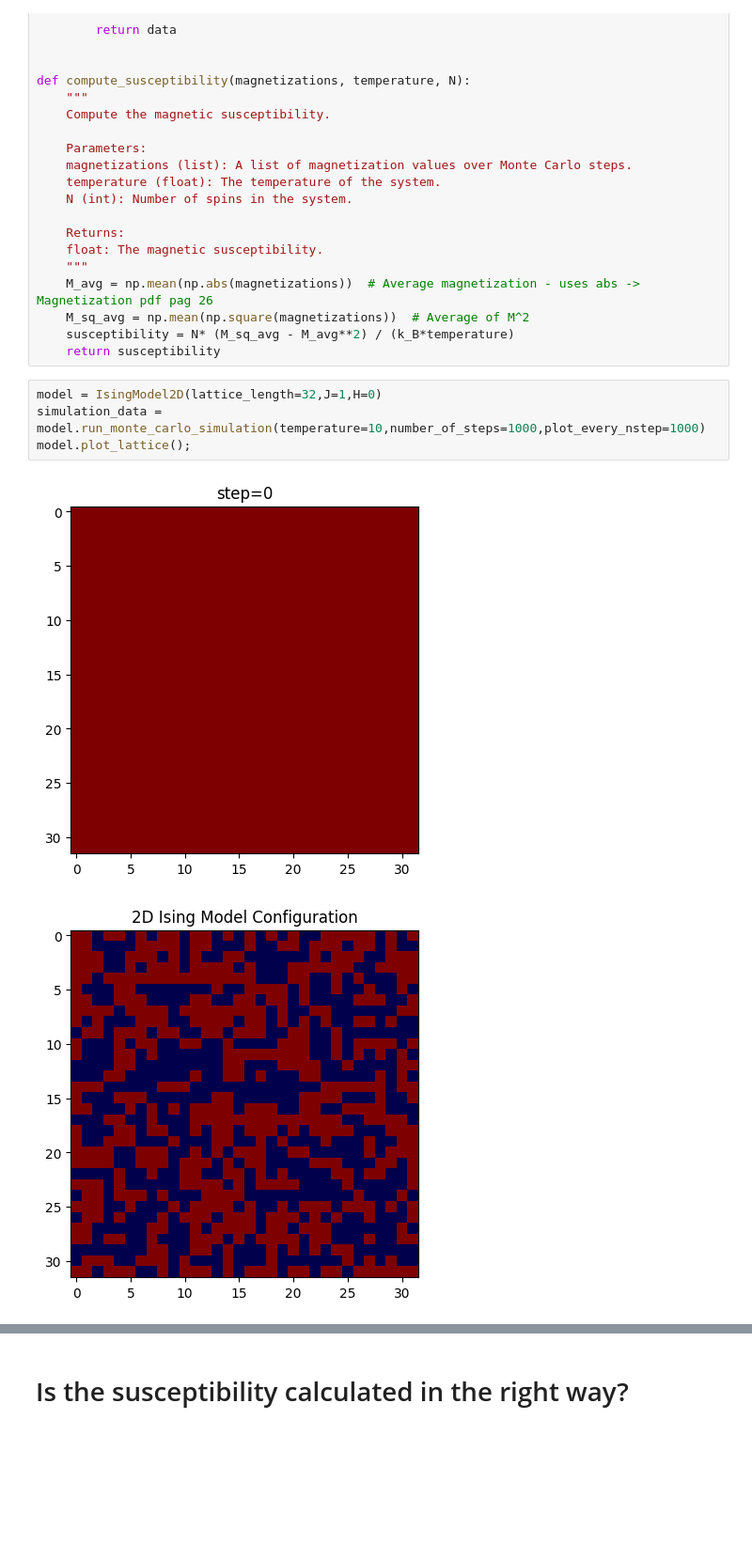
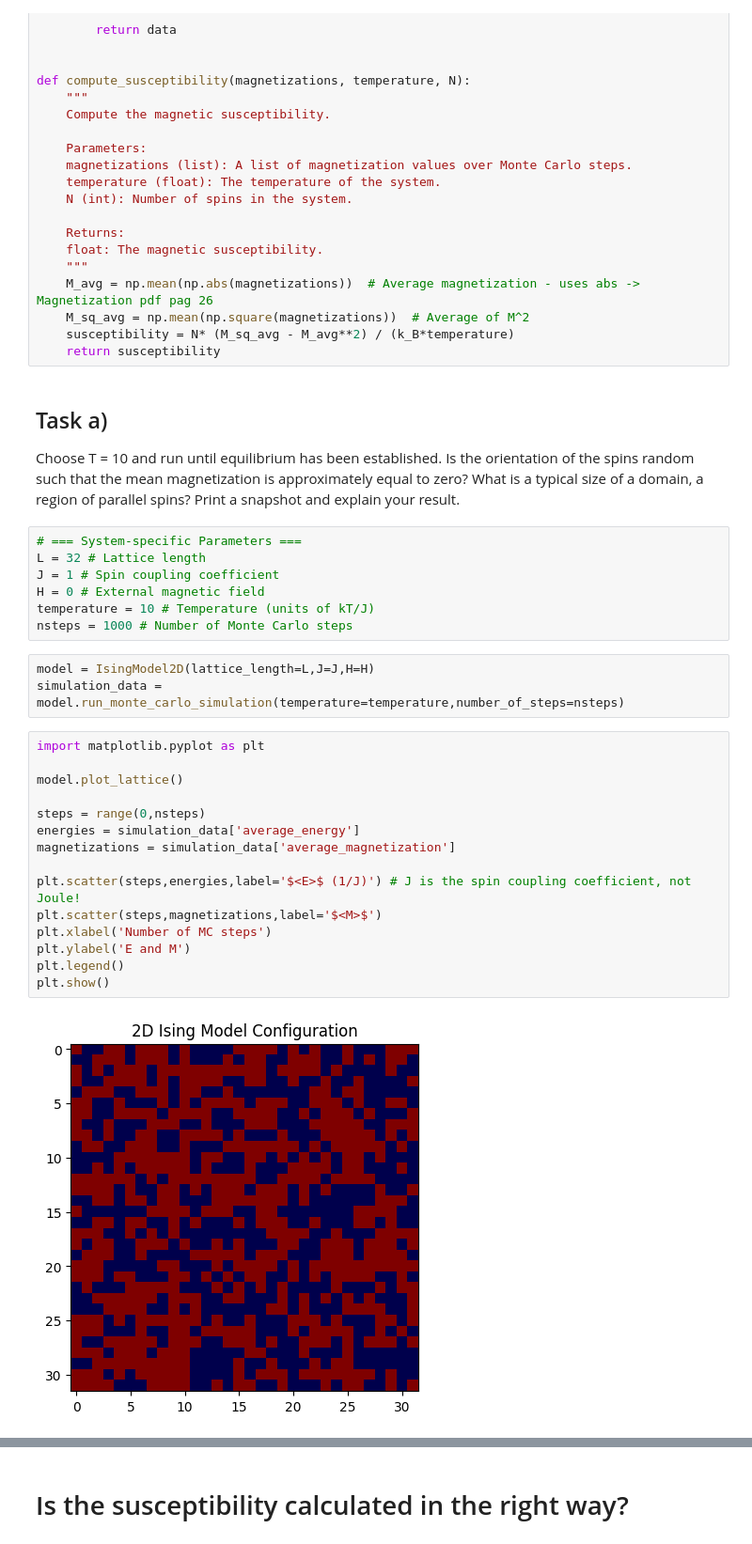
Before and after one commit to pyracetamol/tmms_2025, a Jupyter notebook: monte-carlo.ipynb, the cells around one changed output, grey strips where cells are left out. Shown at 94% size. Saved outputs shown, nothing was run; the diff lists cells and outputs as text; blank space fills up the shorter version.

Commit message:
Add task a

```diff
--- a/monte-carlo.ipynb
+++ b/monte-carlo.ipynb
@@ -222,10 +222,34 @@ def compute_susceptibility(magnetizations, temperature, N):
     M_sq_avg = np.mean(np.square(magnetizations))  # Average of M^2
     susceptibility = N* (M_sq_avg - M_avg**2) / (k_B*temperature)
     return susceptibility
+# %% [markdown]
+## Task a)
+
+Choose T = 10 and run until equilibrium has been established. Is the orientation of the spins random such that the mean magnetization is approximately equal to zero? What is a typical size of a domain, a region of parallel spins? Print a snapshot and explain your result.
+# %%
+# === System-specific Parameters ===
+L = 32 # Lattice length
+J = 1 # Spin coupling coefficient
+H = 0 # External magnetic field
+temperature = 10 # Temperature (units of kT/J)
+nsteps = 1000 # Number of Monte Carlo steps
 # %%
-model = IsingModel2D(lattice_length=32,J=1,H=0)
-simulation_data = model.run_monte_carlo_simulation(temperature=10,number_of_steps=1000,plot_every_nstep=1000)
-model.plot_lattice();
+model = IsingModel2D(lattice_length=L,J=J,H=H)
+simulation_data = model.run_monte_carlo_simulation(temperature=temperature,number_of_steps=nsteps)
-# %% [output]
-[figure, removed]
-[figure, removed]
+# %%
+import matplotlib.pyplot as plt
+
+model.plot_lattice()
+
+steps = range(0,nsteps)
+energies = simulation_data['average_energy']
+magnetizations = simulation_data['average_magnetization']
+
+plt.scatter(steps,energies,label='$<E>$ (1/J)') # J is the spin coupling coefficient, not Joule!
+plt.scatter(steps,magnetizations,label='$<M>$')
+plt.xlabel('Number of MC steps')
+plt.ylabel('E and M')
+plt.legend()
+plt.show()
+# %% [output]
+[figure, added]
```
Also changed, not shown: parts of 1 cell of this notebook.
